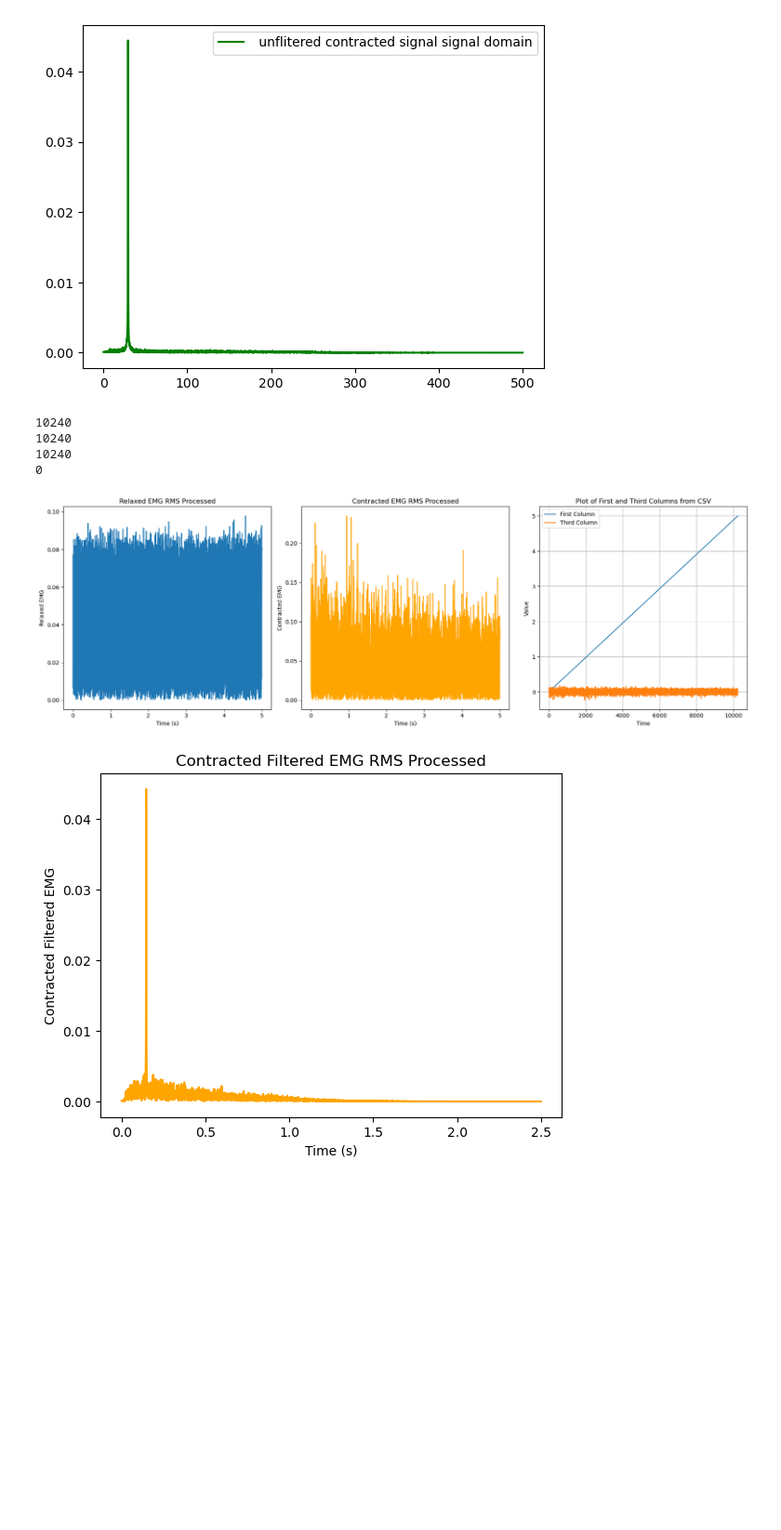
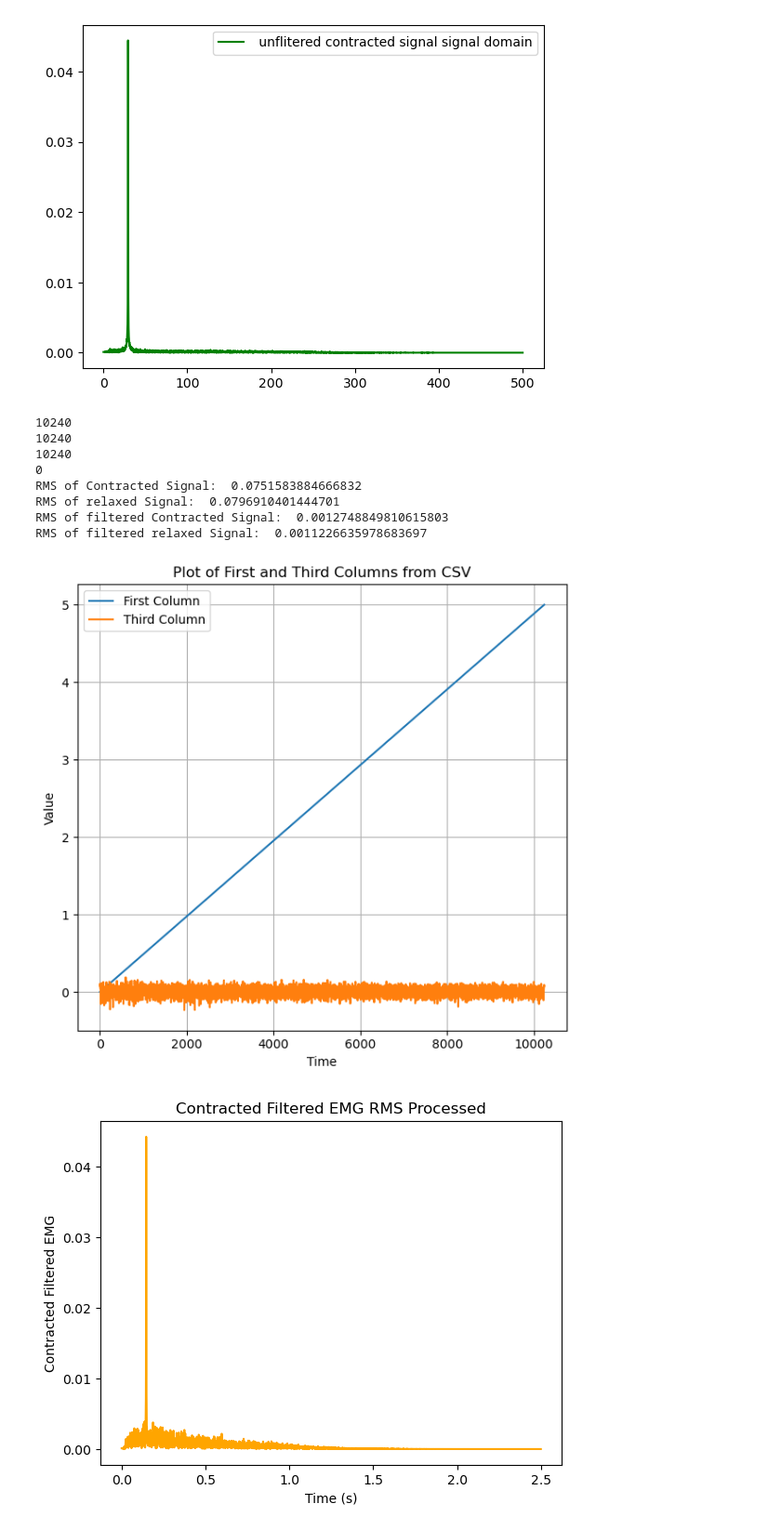
Before and after one commit to Ryan-Jing/EMG-Filter, a Jupyter notebook: EMG_Filter.ipynb, the cells around one changed output. Shown: that part at 93% size. Drawn from its saved outputs; the diff is of its cells as text; code cells hidden in the pictures; blank space fills up the shorter version.

```diff
--- a/EMG_Filter.ipynb
+++ b/EMG_Filter.ipynb
@@ -146,6 +146,7 @@ contractedFilterPath = './Output_Files/contractFilterOut.csv'
 
 dataset = pd.read_csv(path)
 filteredContractedDataSet = pd.read_csv(contractedFilterPath)
+filteredRelaxedDataSet = pd.read_csv(relaxedFilterPath)
 
 relaxedFilePath = './Output_Files/relaxedRMS.csv'
 contractFilePath = './Output_Files/contractRMS.csv'
@@ -174,7 +175,8 @@ for _, row in dataset.iterrows():
     yRelaxed.append(relaxedRMS)
 
 # CHECK AND UPDATE THISSSSSS
-contractFilterRMS = RMS(yf)
+contractFilterRMS = RMS(databpfOne)
+relaxedFilterRMS = RMS(databpfThree)
 
 # for _, row in filteredContractedDataSet.iterrows():
 #     # timeT = (row['Time (s)'])
@@ -207,45 +209,54 @@ print(len(yFilterContract))
 
 
 plt.figure(figsize=(18, 6))  # Adjust the figure size as per your requirement
 
 
 # plotting the relaxed EMG
 
+print("RMS of Contracted Signal: ", contractedRMS)
+print("RMS of relaxed Signal: ", relaxedRMS)
+print("RMS of filtered Contracted Signal: ", contractFilterRMS)
+print("RMS of filtered relaxed Signal: ", relaxedFilterRMS)
 
-plt.subplot(1,3,1)
-plt.plot(x, yRelaxed, label='Relaxed EMG RMS')
-plt.xlabel('Time (s)')
-plt.ylabel('Relaxed EMG')
-plt.title('Relaxed EMG RMS Processed')
 
-# plotting the contracted EMG
-plt.subplot(1,3,2)
-plt.plot(x, yContract, label = 'Contracted EMG RMS', color = 'orange')
-plt.xlabel('Time (s)')
-plt.ylabel('Contracted EMG')
-plt.title('Contracted EMG RMS Processed')
+# plt.subplot(1,3,1)
+# plt.plot(x, yRelaxed, label='Relaxed EMG RMS')
+# plt.xlabel('Time (s)')
+# plt.ylabel('Relaxed EMG')
+# plt.title('Relaxed EMG RMS Processed')
+
+# # plotting the contracted EMG
+# plt.subplot(1,3,2)
+# plt.plot(x, yContract, label = 'Contracted EMG RMS', color = 'orange')
+# plt.xlabel('Time (s)')
+# plt.ylabel('Contracted EMG')
+# plt.title('Contracted EMG RMS Processed')
 
 first_column = dataset.iloc[:, 0]
 third_column = dataset.iloc[:, 2]
 
 # Plot the data
 plt.subplot(1,3,3)
 plt.plot(first_column, label='First Column')
 plt.plot(third_column, label='Third Column')
 plt.xlabel('Time')
 plt.ylabel('Value')
 plt.legend()
 plt.title('Plot of First and Third Columns from CSV')
 plt.grid(True)
 
 plt.tight_layout()  # To prevent overlapping of subplots
 plt.show()
 # %% [output]
 10240
 10240
 10240
 0
+RMS of Contracted Signal:  0.0751583884666832
+RMS of relaxed Signal:  0.0796910401444701
+RMS of filtered Contracted Signal:  0.0012748849810615803
+RMS of filtered relaxed Signal:  0.0011226635978683697
-[figure, old version]
+[figure, new version]
 # %%
 plt.plot(halfTime, yf, label = 'Contracted Filtered EMG RMS', color = 'orange')
 plt.xlabel('Time (s)')
```
Also changed, not shown: parts of 1 cell of this notebook.
